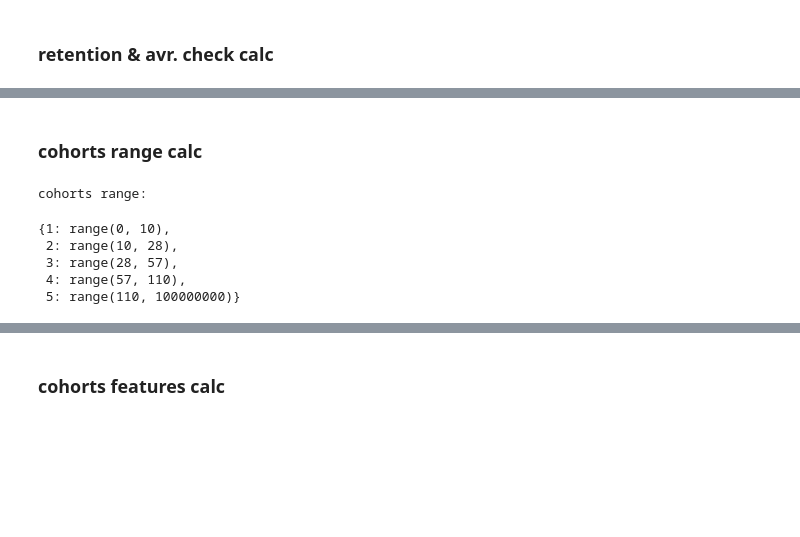
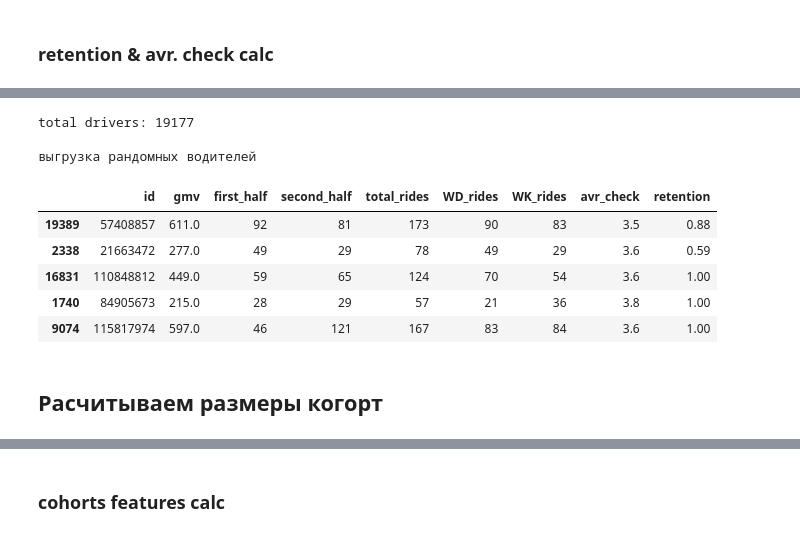
Before and after one commit to makingthefuturehappy/bonus, a Jupyter notebook: bonus.ipynb, the cells around one changed output, grey strips where cells are left out. Cells and saved outputs as stored; diff of their text form; code cells hidden in the pictures; blank space fills up the shorter version.

```diff
--- a/bonus.ipynb
+++ b/bonus.ipynb
@@ -107,5 +111,19 @@ df[key_fields].head()
+# %%
+print('total drivers:', df.shape[0])
+print('\nвыгрузка рандомных водителей')
+df[key_fields].sample(n=5)
+# %% [output]
+total drivers: 19177
+
+выгрузка рандомных водителей
+|  | id | gmv | first_half | second_half | total_rides | WD_rides | WK_rides | avr_check | retention |
+| 19389 | 57408857 | 611.0 | 92 | 81 | 173 | 90 | 83 | 3.5 | 0.88 |
+| 2338 | 21663472 | 277.0 | 49 | 29 | 78 | 49 | 29 | 3.6 | 0.59 |
+| 16831 | 110848812 | 449.0 | 59 | 65 | 124 | 70 | 54 | 3.6 | 1.00 |
+| 1740 | 84905673 | 215.0 | 28 | 29 | 57 | 21 | 36 | 3.8 | 1.00 |
+| 9074 | 115817974 | 597.0 | 46 | 121 | 167 | 83 | 84 | 3.6 | 1.00 |
 # %% [markdown]
-<h3>cohorts range calc</h3>
+## Расчитываем размеры когорт
 # %%
 # exclude IDs which have zero rides during the first half of the period
 df_activer_drivers = df.loc[df['first_half'] != 0]
@@ -131,16 +149,6 @@ def cohort_check(x, all_cohorts):
         else:
             pass
 df['cohort'] = df.apply(lambda x: cohort_check(x['total_rides'], all_cohorts), axis =  1)
-
-print("cohorts range:")
-all_cohorts
-# %% [output]
-cohorts range:
-{1: range(0, 10),
- 2: range(10, 28),
- 3: range(28, 57),
- 4: range(57, 110),
- 5: range(110, 100000000)}
 # %%
 # shuffle data within cohorts
 def shuffle(df,      # dataframe to shuffle data
```
Also changed, not shown: parts of 38 cells of this notebook.
